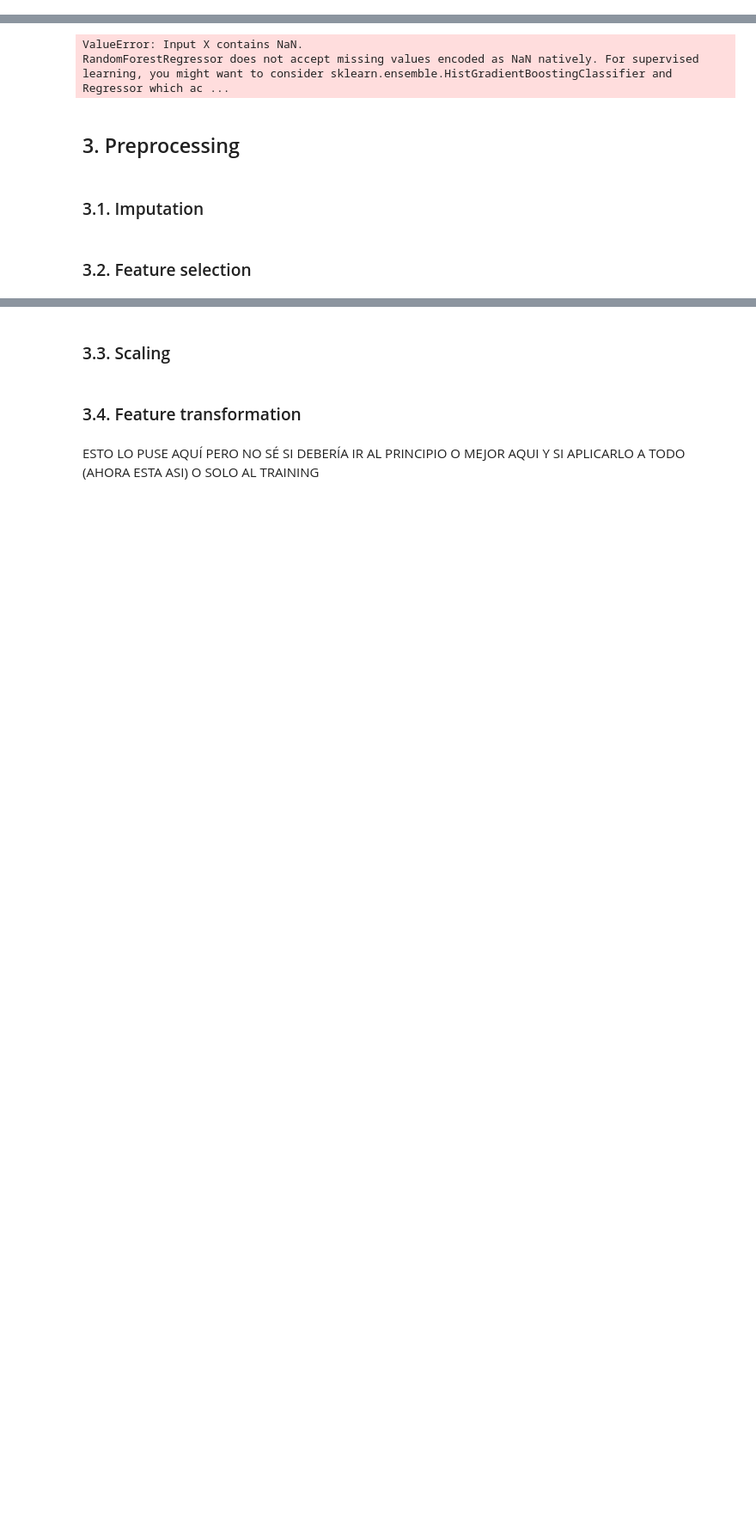
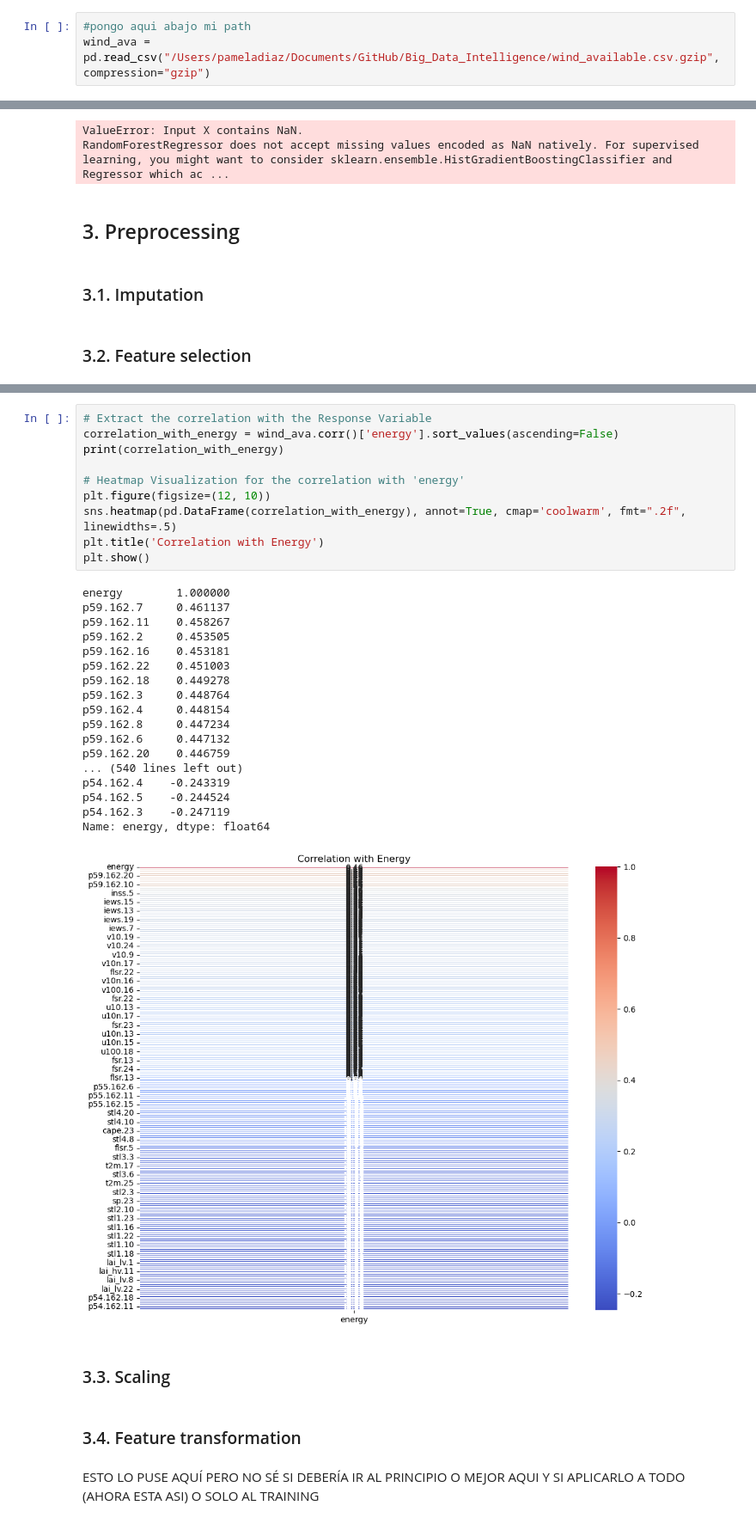
Before and after one commit to vanguix/Big_Data_Intelligence, a Jupyter notebook: PREDICTING WIND ENERGY PRODUCTION_Victoria.ipynb, the cells around one changed output, grey strips where cells are left out. Shown at 86% size. Drawn from its saved outputs; the diff is of its cells as text; blank space fills up the shorter version.

Commit message:
correlacion variables
solo es por probar

```diff
--- a/PREDICTING WIND ENERGY PRODUCTION_Victoria.ipynb
+++ b/PREDICTING WIND ENERGY PRODUCTION_Victoria.ipynb
@@ -35,4 +35,7 @@ import numpy as np
 wind_ava = pd.read_csv("C:\\Users\\victoria\\Escritorio\\MASTER\\Big Data Intelligence\\Assignment_1\\Big_Data_Intelligence\\wind_available.csv.gzip", compression="gzip")
+# %%
+#pongo aqui abajo mi path
+wind_ava = pd.read_csv("/Users/pameladiaz/Documents/GitHub/Big_Data_Intelligence/wind_available.csv.gzip", compression="gzip")
 # %% [markdown]
 ## 1. Exploratory Data Analysis
 
@@ -362,3 +374,32 @@ RandomForestRegressor does not accept missing values encoded as NaN natively. Fo
+# %%
+# Extract the correlation with the Response Variable
+correlation_with_energy = wind_ava.corr()['energy'].sort_values(ascending=False)
+print(correlation_with_energy)
+
+# Heatmap Visualization for the correlation with 'energy'
+plt.figure(figsize=(12, 10))
+sns.heatmap(pd.DataFrame(correlation_with_energy), annot=True, cmap='coolwarm', fmt=".2f", linewidths=.5)
+plt.title('Correlation with Energy')
+plt.show()
+# %% [output]
+energy        1.000000
+p59.162.7     0.461137
+p59.162.11    0.458267
+p59.162.2     0.453505
+p59.162.16    0.453181
+p59.162.22    0.451003
+p59.162.18    0.449278
+p59.162.3     0.448764
+p59.162.4     0.448154
+p59.162.8     0.447234
+p59.162.6     0.447132
+p59.162.20    0.446759
+... (540 lines left out)
+p54.162.4    -0.243319
+p54.162.5    -0.244524
+p54.162.3    -0.247119
+Name: energy, dtype: float64
+[figure, added]
 # %% [markdown]
 ### 3.3. Scaling
 # %% [markdown]
```
Also changed, not shown: parts of 4 cells of this notebook.
